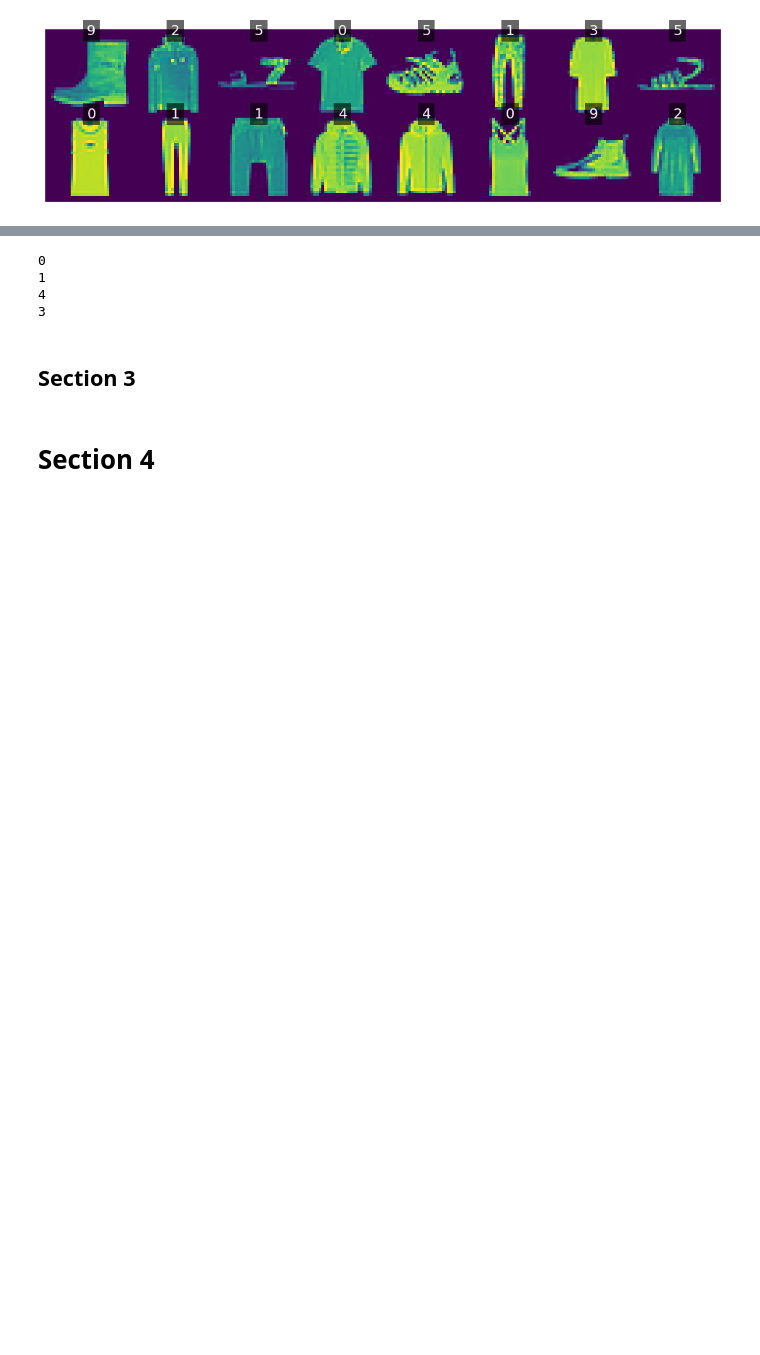
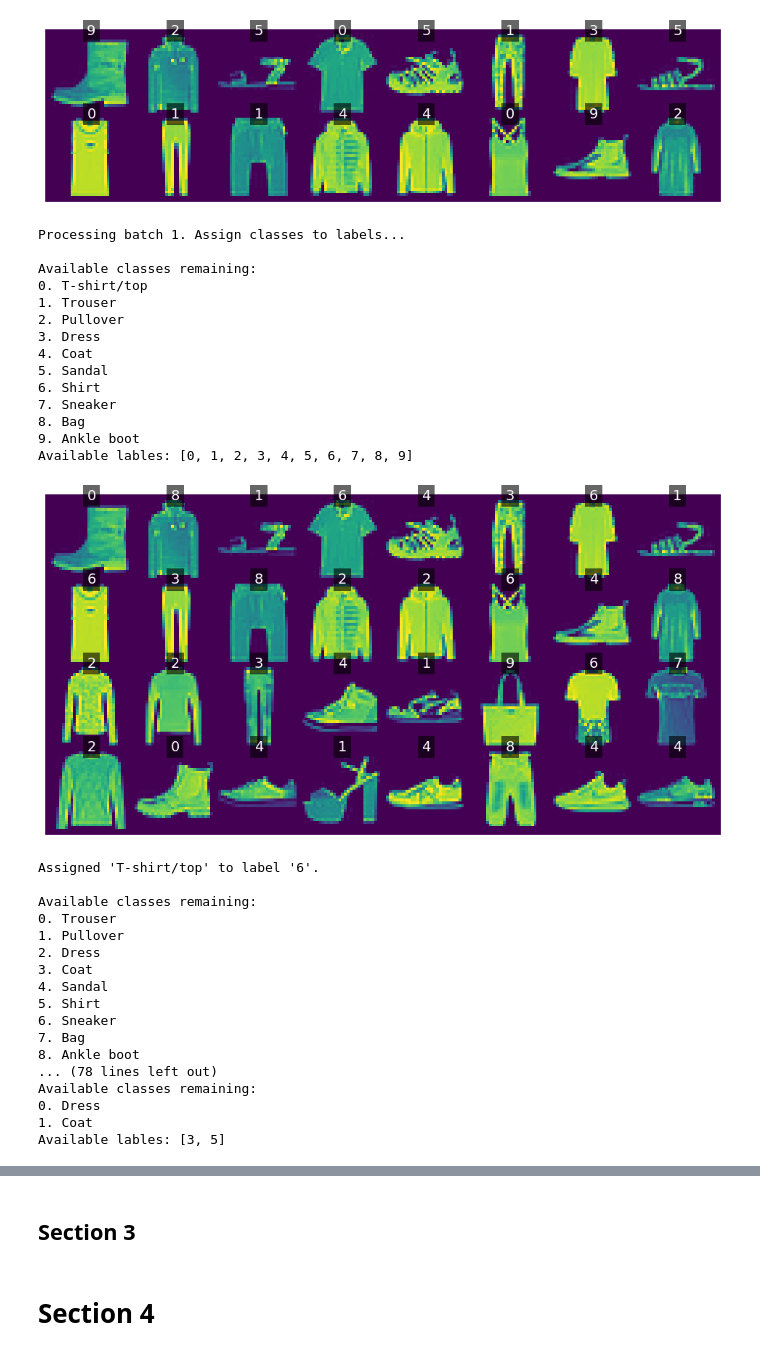
Before and after one commit to luispky/AdvancedDeepLearning-UniTS, a Jupyter notebook: challenges/01/AdvML_Challenge_2023_1.ipynb, the cells around one changed output, grey strips where cells are left out. Drawn from its saved outputs; the diff is of its cells as text; code cells hidden in the pictures; blank space fills up the shorter version.

```diff
--- a/challenges/01/AdvML_Challenge_2023_1.ipynb
+++ b/challenges/01/AdvML_Challenge_2023_1.ipynb
@@ -645,5 +703,5 @@ Kernel: Polynomial Kernel PCA, Adjusted Rand Index: 0.05, Silhouette Score: 0.40
 # %%
-with open('cluster_results.pkl', 'rb') as file:
+with open('results/clustering_results.pkl', 'rb') as file:
     clustering_results = pickle.load(file)
 
 data = []
@@ -661,15 +719,13 @@ for method, results in clustering_results.items():
 df = pd.DataFrame(data)
 print(df)
 # Save df
-df.to_csv("clustering_results.csv", index=False)
+df.to_csv("results/clustering_results.csv", index=False)
 
 # Find the method with the best clustering quality
 max_quality_index = df["Clustering Quality"].idxmax()
 
 best_method, best_kernel = df.loc[max_quality_index, ["Clustering Method", "Kernel"]]
 print(f"\nBest method: {best_method}, Best kernel: {best_kernel}")
-
-SKIP_SAMPLES = 5
 
 # Extract the cluster labels from the best method and kernel
 cluster_labels = clustering_results[best_method][best_kernel][3]
@@ -808,6 +856,13 @@ def manual_labelling(dataset, cluster_labels, skip_samples_cluster=1, class_name
             if not available_classes:
                 print("All classes have been assigned.")
                 break
+            # If just one class is remaining assing the remaining label
+            elif len(available_classes) == 1:
+                print(f"\nAssigning remaining class '{available_classes[0]}' to label '{available_labels[0]}'.")
+                classes_to_label_number[available_classes[0]] = available_labels[0]
+                available_classes.pop()
+                available_labels.pop()
+                break
             else:
                 display_classes()
 
@@ -829,4 +884,54 @@ def manual_labelling(dataset, cluster_labels, skip_samples_cluster=1, class_name
 
     # Final output
     print("\nManual labelling complete.")
+
     return classes_to_label_number
+
+def transform_indices(original_indices, original_class_to_idx, new_class_to_idx):
+    # Create a reverse mapping of original_class_to_idx to map indices back to their classes
+    idx_to_class = {v: k for k, v in original_class_to_idx.items()}
+
+    # Transform the original indices to the new indices using the new mapping
+    new_indices = [new_class_to_idx[idx_to_class[idx]] for idx in original_indices]
+
+    return new_indices
+# %%
+new_class_to_idx = manual_labelling(
+    normalized_train_dataset.data,
+    cluster_labels,
+    skip_samples_cluster=skip_samples_cluster,
+    class_names=class_names,
+)
+# %% [output]
+Processing batch 1. Assign classes to labels...
+
+Available classes remaining:
+0. T-shirt/top
+1. Trouser
+2. Pullover
+3. Dress
+4. Coat
+5. Sandal
+6. Shirt
+7. Sneaker
+8. Bag
+9. Ankle boot
+Available lables: [0, 1, 2, 3, 4, 5, 6, 7, 8, 9]
+[figure, added]
+Assigned 'T-shirt/top' to label '6'.
+
+Available classes remaining:
+0. Trouser
+1. Pullover
+2. Dress
+3. Coat
+4. Sandal
+5. Shirt
+6. Sneaker
+7. Bag
+8. Ankle boot
+... (78 lines left out)
+Available classes remaining:
+0. Dress
+1. Coat
+Available lables: [3, 5]
@@ -833,19 +970,7 @@ def manual_labelling(dataset, cluster_labels, skip_samples_cluster=1, class_name
 # %%
-classes_to_label_number = manual_labelling(
-    normalized_train_dataset.data,
-    cluster_labels,
-    skip_samples_cluster=skip_samples_cluster,
-    class_names=class_names,
-)
-
 print("\nClass-to-Label Mapping:")
-for class_name, label_number in classes_to_label_number.items():
+for class_name, label_number in new_class_to_idx.items():
     print(f"{class_name}: {label_number}")
-# %% [output]
-0
-1
-4
-3
 # %% [markdown]
 ## Section 3
 # %%
```
Also changed, not shown: parts of 21 cells of this notebook, 28 other files.
